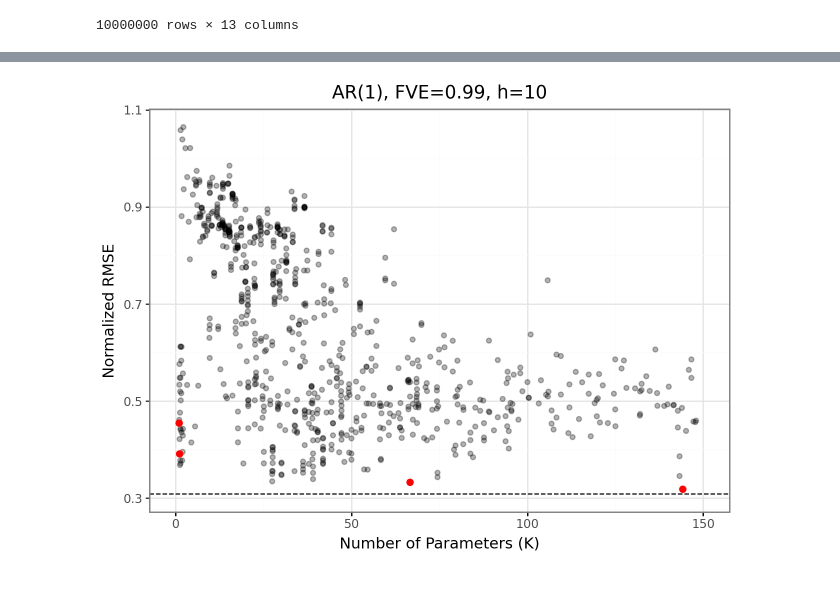
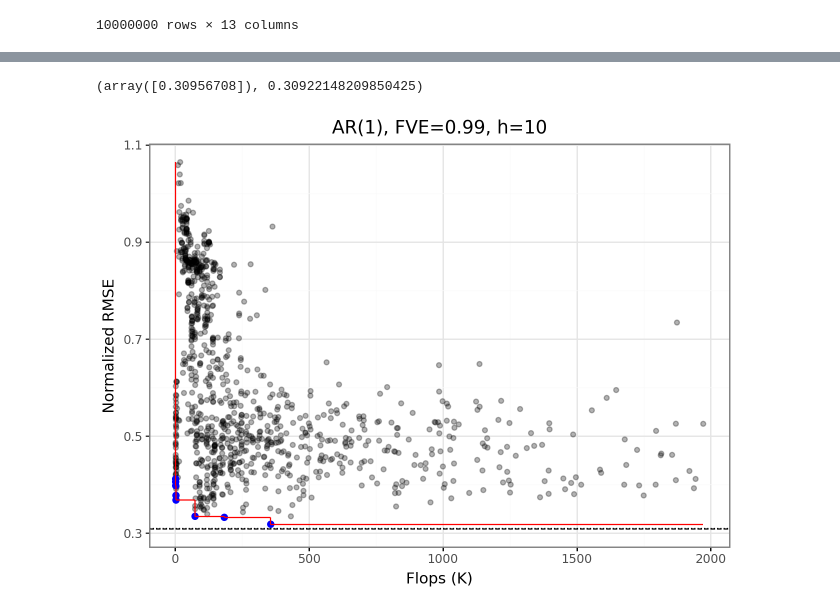
Before and after one commit to victorverma/urps_2025, a Jupyter notebook: notebooks/Jingyi_notebooks/plots.ipynb, the cells around one changed output, grey strips where cells are left out. Drawn from its saved outputs; the diff is of its cells as text; code cells hidden in the pictures.

```diff
--- a/notebooks/Jingyi_notebooks/plots.ipynb
+++ b/notebooks/Jingyi_notebooks/plots.ipynb
@@ -73,3 +107,20 @@ def make_pareto_frontier_plot(results: pd.DataFrame, h: list[int], metric: str,
     boundary_idx = []
 
     return plot, boundary_idx
+# %%
+title = "AR(1), FVE=0.99, h=10"
+plot, _= make_pareto_frontier_plot(fve_0_1_df, list([10]), "flops", title, 0.3, False, True, 0.99)
+plot
+
+arima_df = pd.read_parquet("ARIMA_model_1_0.99_10000_100_RMSE_0.95_600_1/results.parquet")
+
+
+arima_df = arima_df[arima_df["h"].isin(([50]))].copy()
+arima_df = arima_df.groupby("hyper_idx").agg(
+    mean_squared_error=("squared_error", "mean"),
+    RMSE=("squared_error", lambda x: np.sqrt(x.mean())),
+    sd = ("sd", "mean")
+)
+print(arima_df)
+arima_df["normalized_rmse"] = arima_df["RMSE"] / arima_df["sd"]
+arima_df
@@ -75,0 +134,11 @@ def make_pareto_frontier_plot(results: pd.DataFrame, h: list[int], metric: str,
+# %%
+plots = []
+for i in [1,10,50,100]:
+    title = f"AR(1), FVE=0.99, h={i}"
+    plot, _ = make_pareto_frontier_plot(fve_0_1_df, list([i]), "num_params", title, 0.3, False, True, 0.99)
+    #save_as_pdf_pages([plot], f"{title}.pdf")
+    logplot, _ = make_pareto_frontier_plot(fve_0_1_df, list([i]), "num_params", title, 0.3, True, True, 0.99)
+    #save_as_pdf_pages([logplot], f"logscale{title}.pdf")
+    plots.append(plot)
+
+plots
@@ -76,7 +216,7 @@ def make_pareto_frontier_plot(results: pd.DataFrame, h: list[int], metric: str,
 # %%
 title = "AR(1), FVE=0.99, h=10"
-plot, _ = make_pareto_frontier_plot(fve_0_1_df, list([10]), "num_params", title, 0.3, False, True, 0.99)
-plot = plot + xlim(0, 150)
+plot, _= make_pareto_frontier_plot_ar1(fve_0_1_df, "",list([10]), "flops", title, 0.3, False, True, 0.99)
 plot
 # %% [output]
+(array([0.30956708]), 0.30922148209850425)
-[figure, old version]
+[figure, new version]
```
Also changed, not shown: parts of 12 cells of this notebook.
